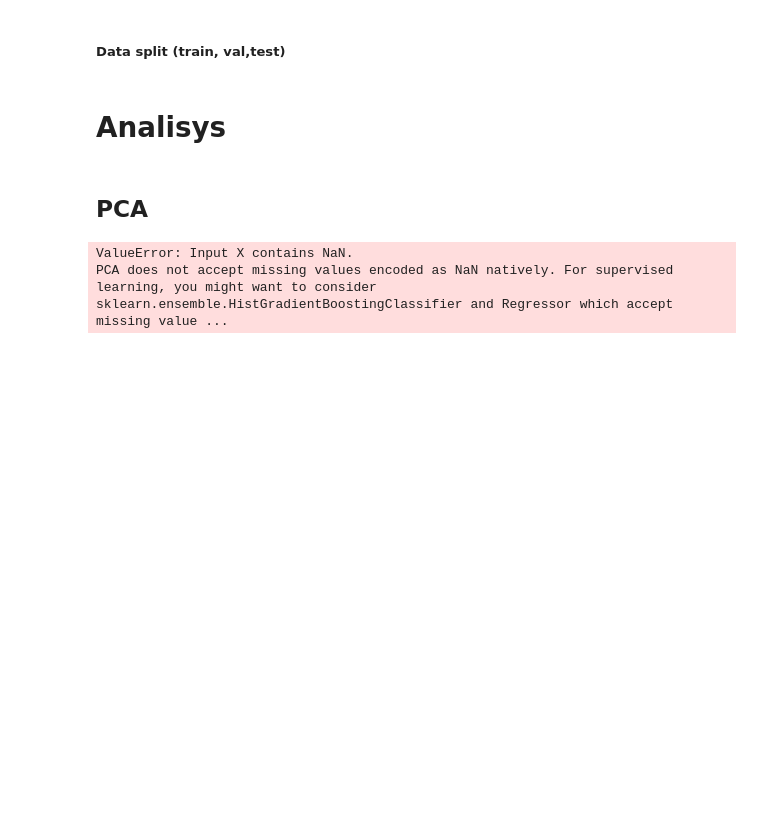
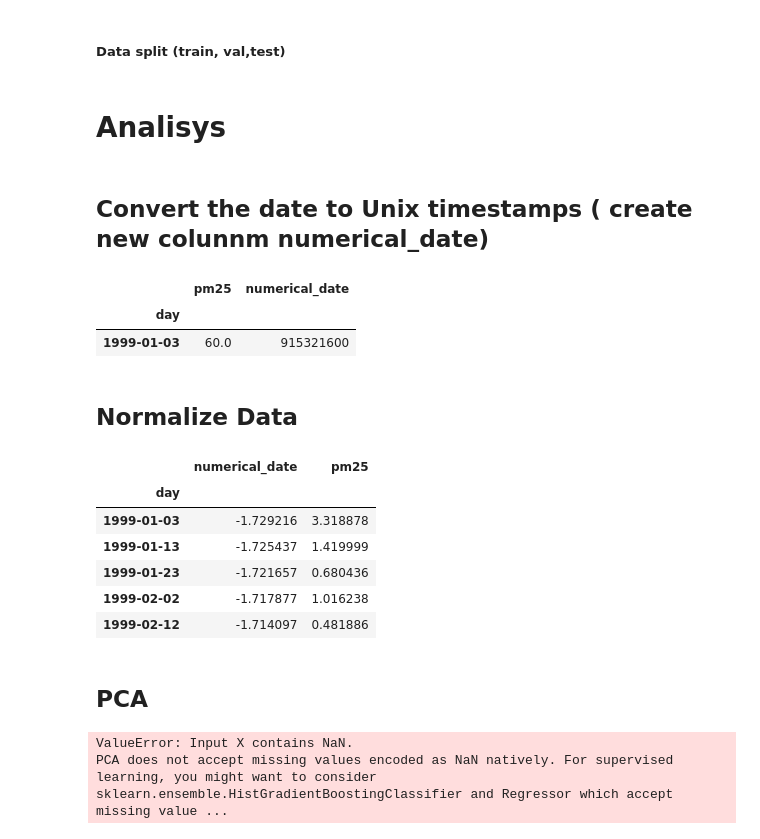
Before and after one commit to alexspf/bk_pm25_pred, a Jupyter notebook: best_cut.ipynb, the cells around one changed output. Cells and saved outputs as stored; diff of their text form; code cells hidden in the pictures; blank space fills up the shorter version.

```diff
--- a/best_cut.ipynb
+++ b/best_cut.ipynb
@@ -145,6 +137,39 @@ Name: day, Length: 458, dtype: bool
 ##### Data split (train, val,test)
 # %% [markdown]
 # Analisys
+# %% [markdown]
+## Convert the date to Unix timestamps ( create new colunnm numerical_date)
+# %%
+def convert_to_numerical_date():
+    global data_mod
+    data_mod['numerical_date'] = (data_mod.index - pd.Timestamp("1970-01-01")) // pd.Timedelta('1s')
+
+convert_to_numerical_date()
+data_mod.head(1)
+# %% [output]
+|  | pm25 | numerical_date |
+| day |  |  |
+| 1999-01-03 | 60.0 | 915321600 |
+# %% [markdown]
+## Normalize Data
+# %%
+def normalize_data():
+    global data_mod_normalized
+    convert_to_numerical_date()
+    numeric_columns = ['numerical_date', 'pm25']
+    data_mod_numeric = data_mod[numeric_columns]
+    data_mod_normalized = (data_mod_numeric - data_mod_numeric.mean()) / data_mod_numeric.std()
+
+normalize_data()
+data_mod_normalized.head()
+# %% [output]
+|  | numerical_date | pm25 |
+| day |  |  |
+| 1999-01-03 | -1.729216 | 3.318878 |
+| 1999-01-13 | -1.725437 | 1.419999 |
+| 1999-01-23 | -1.721657 | 0.680436 |
+| 1999-02-02 | -1.717877 | 1.016238 |
+| 1999-02-12 | -1.714097 | 0.481886 |
 # %% [markdown]
 ## PCA
 # %%
```
Also changed, not shown: parts of 15 cells of this notebook.
